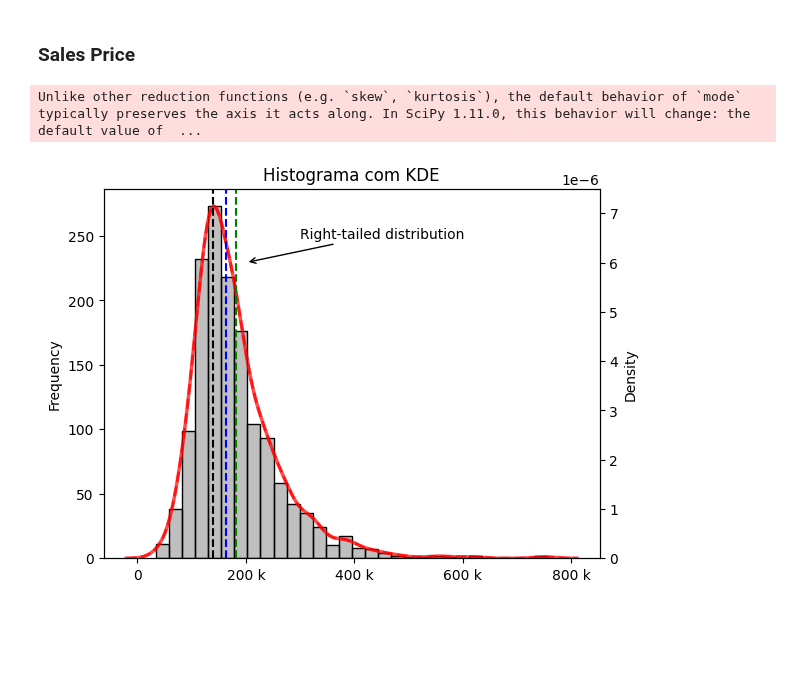
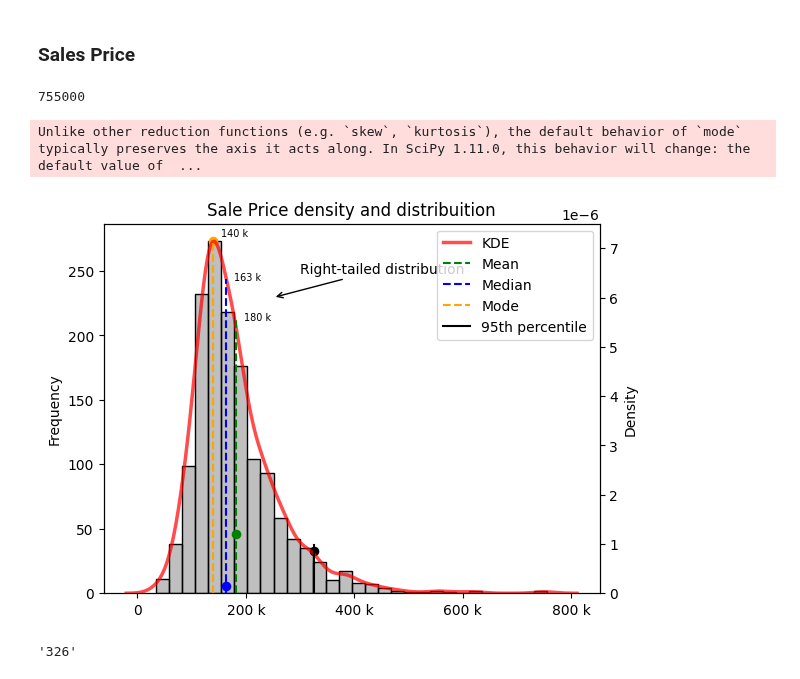
Before and after one commit to viniciusparede/house-prices-prediction-ppgia, a Jupyter notebook: notebooks/eda.ipynb, the cells around one changed output. Cells and saved outputs as stored; diff of their text form; code cells hidden in the pictures; blank space fills up the shorter version.

```diff
--- a/notebooks/eda.ipynb
+++ b/notebooks/eda.ipynb
@@ -148,6 +148,10 @@ fig.show()
 # TODO: List numeric columns
 # %% [markdown]
 ### Sales Price
+# %%
+sale_price.max()
+# %% [output]
+755000
 # %%
 df = df_train.copy()
 
@@ -164,45 +168,79 @@ plt.gca().set_ylabel("Frequency")
 # Create a second y-axis for the KDE plot
 ax2 = plt.gca().twinx()
 
-sns.kdeplot(sale_price, color="red", label="KDE", lw=2, ls="--", alpha=0.7, ax=ax2)
-
-sns.kdeplot(
+kde = sns.kdeplot(
     sale_price,
     color="red",
     label="KDE",
     lw=2.5,
     ls="-",
     alpha=0.7,
 )
 
+# Adquirir os valores de KDE
+line = kde.lines[0]
+_, kde_values = line.get_data()
+
 # Format x-axis in engineering notation
 plt.gca().xaxis.set_major_formatter(ticker.EngFormatter())
 
 
 # Add title and labels
-plt.title("Histograma com KDE")
+plt.title("Sale Price density and distribuition")
 plt.xlabel("Sale price value")
 
 ax2.set_ylabel("Density")
 
 plt.annotate(
     "Right-tailed distribution",
-    xy=(200e3, 6e-6),
+    xy=(250e3, 6e-6),
     xytext=(300e3, 6.5e-6),
     arrowprops=dict(facecolor="black", arrowstyle="->"),
 )
 
 # Calculate mean, median and mode
 mean = np.mean(sale_price)
 median = np.median(sale_price)
-mode = mode(sale_price)[0]
+mode = scipy.stats.mode(sale_price)[0][0]
 
-# Traçar linhas verticais indicando a média, mediana e moda
-plt.axvline(mean, color="green", linestyle="--", label="Mean")
-plt.axvline(median, color="blue", linestyle="--", label="Median")
-plt.axvline(mode, color="black", linestyle="--", label="Mode")
+# Qual o valor de 95% das vendas?
+q_sale_price = np.percentile(sale_price, 95)
+
+
+# Traçar linhas verticais indicando a média, mediana, moda e percentile
+plt.axvline(mean, ymax=0.74, color="green", linestyle="--", label="Mean")
+plt.axvline(median, ymax=0.85, color="blue", linestyle="--", label="Median")
+plt.axvline(mode, ymax=0.95, color="orange", linestyle="--", label="Mode")
+plt.axvline(
+    q_sale_price, ymax=0.13, color="black", linestyle="-", label="95th percentile"
+)
+
+# Adicionar pontos e textos
+plt.scatter(mean, np.mean(kde_values), color="green", s=35)
+plt.scatter(median, np.median(kde_values), color="blue", s=35)
+plt.scatter(mode, np.max(kde_values), color="orange", s=35)
+plt.scatter(q_sale_price, 0.85e-6, color="black", s=35)
+
+mean_round = str(np.round(mean, 0))
+median_round = str(np.round(median, 0))
+mode_round = str(np.round(mode, 0))
+
+plt.text(mean + 15e3, 5.5e-6, mean_round[:3] + " k", ha="left", va="bottom", fontsize=7)
+plt.text(
+    median + 15e3, 6.3e-6, median_round[:3] + " k", ha="left", va="bottom", fontsize=7
+)
+plt.text(
+    mode + 15e3, 7.20e-6, mode_round[:3] + " k", ha="left", va="bottom", fontsize=7
+)
+
+plt.legend()
 
 plt.show()
 # %% [output]
 Unlike other reduction functions (e.g. `skew`, `kurtosis`), the default behavior of `mode` typically preserves the axis it acts along. In SciPy 1.11.0, this behavior will change: the default value of  ...
-[figure, old version]
+[figure, new version]
+# %%
+valor = str(np.round(np.percentile(sale_price, 95), 2))[:3]
+valor
+# %% [output]
+'326'
```
Also changed, not shown: parts of 6 cells of this notebook, 1 other file.
